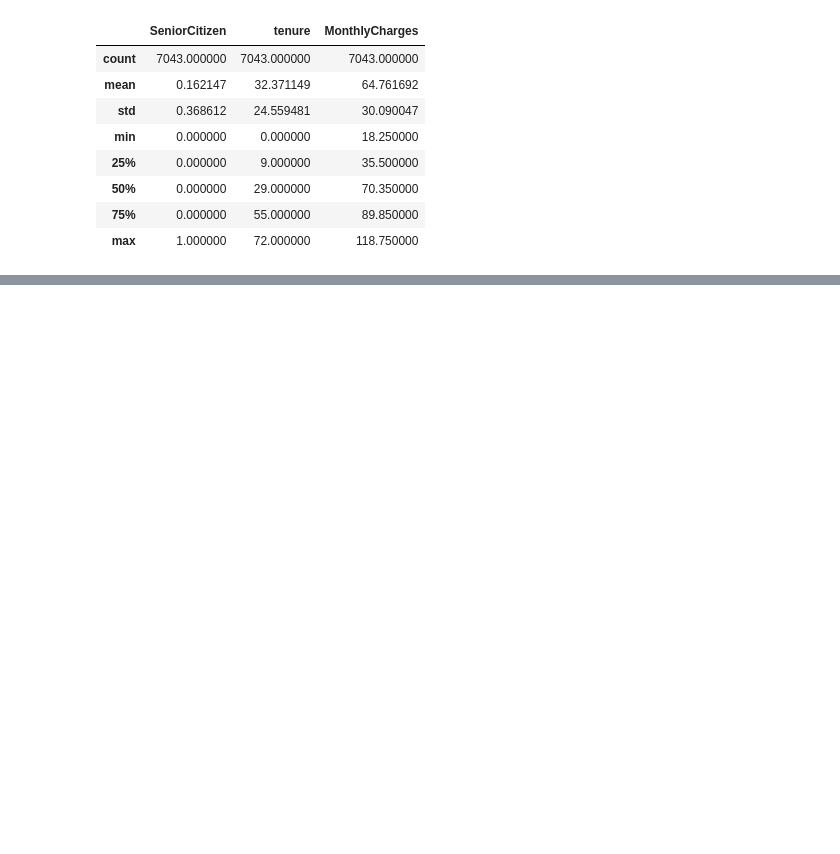
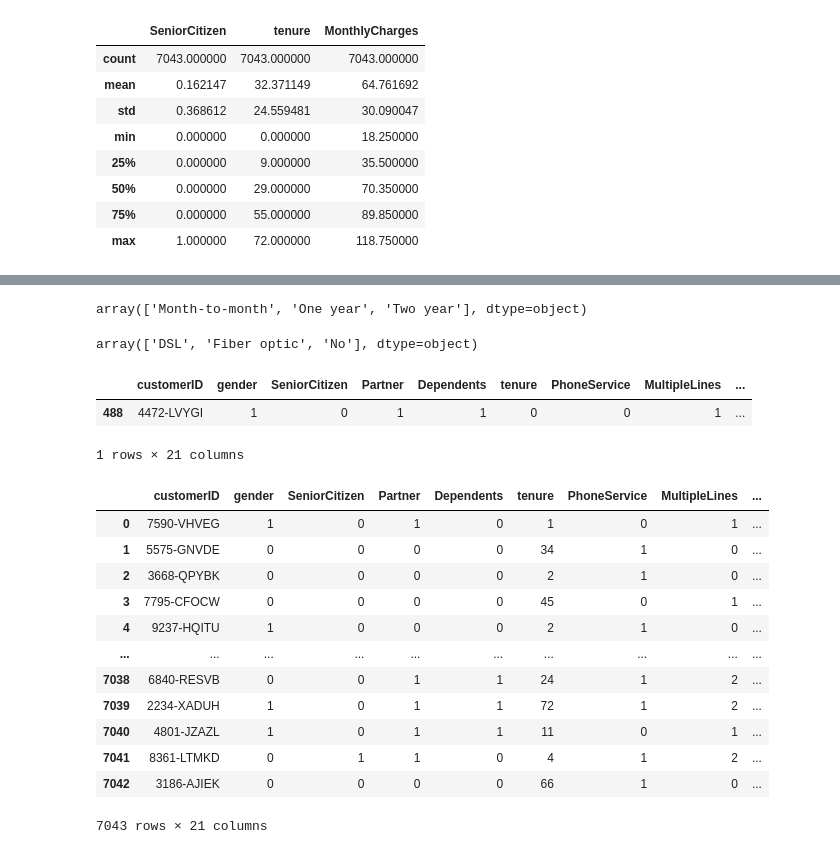
Before and after one commit to rustyonkeys/Churn-Analysis, a Jupyter notebook: Customer_Churn_Analysis.ipynb, the cells around one changed output, grey strips where cells are left out. Saved outputs shown, nothing was run; the diff lists cells and outputs as text; code cells hidden in the pictures; blank space fills up the shorter version.

```diff
--- a/Customer_Churn_Analysis.ipynb
+++ b/Customer_Churn_Analysis.ipynb
@@ -26,0 +146,4 @@ dt.describe()
+# %%
+dt['Contract'].unique()
+# %% [output]
+array(['Month-to-month', 'One year', 'Two year'], dtype=object)
@@ -26,0 +152,4 @@ dt.describe()
+# %%
+dt.InternetService.unique()
+# %% [output]
+array(['DSL', 'Fiber optic', 'No'], dtype=object)
@@ -26,0 +160,30 @@ dt.describe()
+# %%
+dt.iloc[488:489]    #dt.iloc[488] shows in vertical format.
+# %% [output]
+|  | customerID | gender | SeniorCitizen | Partner | Dependents | tenure | PhoneService | MultipleLines | ... |
+| 488 | 4472-LVYGI | 1 | 0 | 1 | 1 | 0 | 0 | 1 | ... |
+1 rows × 21 columns
+# %%
+dt.replace(" ", pd.NA, inplace=True)     # Converts into " "(Empty space) to NA
+# %%
+dt["TotalCharges"] = pd.to_numeric(dt['TotalCharges'])      # Converts str column to int column
+# %%
+dt['TotalCharges'].fillna(dt["TotalCharges"].mean(), inplace=True)       # Filling NA value into mean value
+# %%
+dt['TotalCharges'] = np.round(dt['TotalCharges'])       # Rounding up the value
+# %%
+dt
+# %% [output]
+|  | customerID | gender | SeniorCitizen | Partner | Dependents | tenure | PhoneService | MultipleLines | ... |
+| 0 | 7590-VHVEG | 1 | 0 | 1 | 0 | 1 | 0 | 1 | ... |
+| 1 | 5575-GNVDE | 0 | 0 | 0 | 0 | 34 | 1 | 0 | ... |
+| 2 | 3668-QPYBK | 0 | 0 | 0 | 0 | 2 | 1 | 0 | ... |
+| 3 | 7795-CFOCW | 0 | 0 | 0 | 0 | 45 | 0 | 1 | ... |
+| 4 | 9237-HQITU | 1 | 0 | 0 | 0 | 2 | 1 | 0 | ... |
+| ... | ... | ... | ... | ... | ... | ... | ... | ... | ... |
+| 7038 | 6840-RESVB | 0 | 0 | 1 | 1 | 24 | 1 | 2 | ... |
+| 7039 | 2234-XADUH | 1 | 0 | 1 | 1 | 72 | 1 | 2 | ... |
+| 7040 | 4801-JZAZL | 1 | 0 | 1 | 1 | 11 | 0 | 1 | ... |
+| 7041 | 8361-LTMKD | 0 | 1 | 1 | 0 | 4 | 1 | 2 | ... |
+| 7042 | 3186-AJIEK | 0 | 0 | 0 | 0 | 66 | 1 | 0 | ... |
+7043 rows × 21 columns
```
Also changed, not shown: parts of 35 cells of this notebook.
